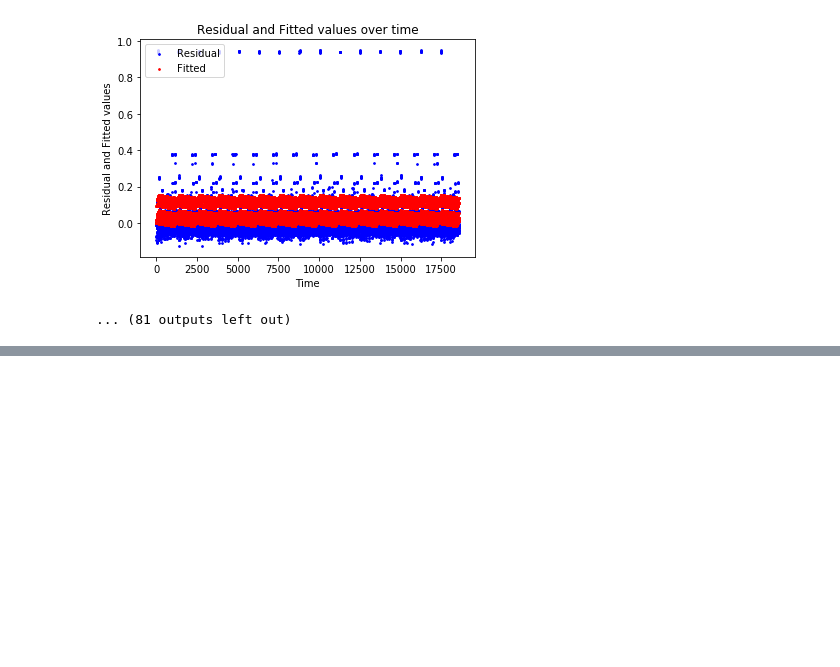
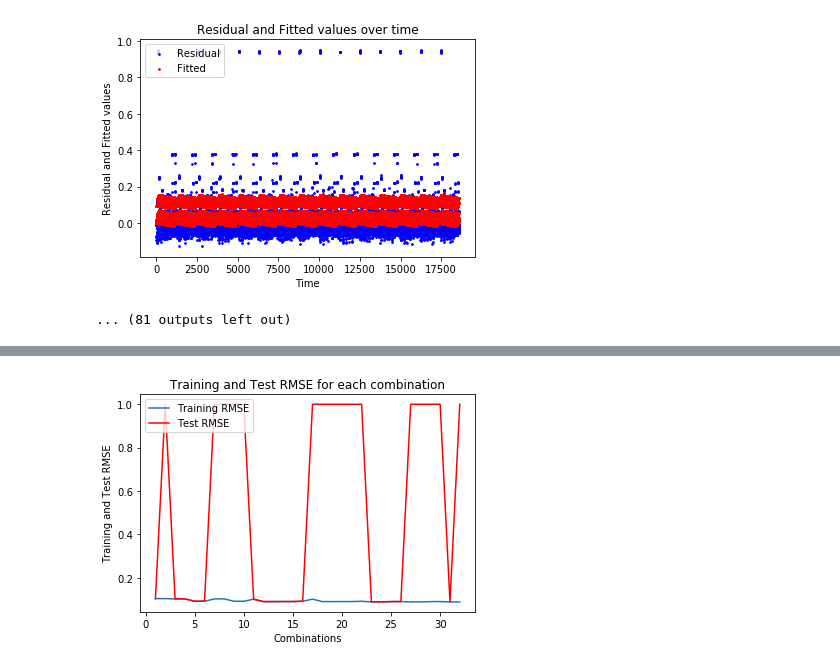
Before and after one commit to TSatyaVasanthReddy/RegressionAnalysis, a Jupyter notebook: LinearReg2.ipynb, the cells around one changed output, grey strips where cells are left out. Cells and saved outputs as stored; diff of their text form; code cells hidden in the pictures; blank space fills up the shorter version.

Commit message:
added part iv graph

```diff
--- a/LinearReg2.ipynb
+++ b/LinearReg2.ipynb
@@ -331,3 +331,21 @@ for i in range(0,6):
         for index in j:
             mask_temp[index] = True
         mask.append(mask_temp)
+# %%
+#Without one hot encoding
+tr_l = []
+ts_l = []
+print("Encoding : ",mask[0])
+regressor = LinearRegression()
+avg_tr,avg_ts,bestModel = perform_10fold(X,y,regressor)
+tr_l.append(avg_tr)
+ts_l.append(avg_ts)
+print("Average Training RMSE : ",avg_tr)
+print("Average Test RMSE : ",avg_ts)
+predicted = bestModel.predict(X)
+plot_graph_time(y,predicted,"Actual","Fitted","Actual and Fitted values","Actual and Fitted values over time")
+plot_graph_time(y-predicted,predicted,"Residual","Fitted","Residual and Fitted values","Residual and Fitted values over time")
+min_ts_e = avg_ts
+bestModel_all = bestModel
+best_mask = mask[0]
+comb_num = 0
@@ -339,6 +363,8 @@ for i in range(1,32):
     X_encoded = encoder.fit_transform(X).toarray()
     regressor = LinearRegression()
     avg_tr,avg_ts,bestModel = perform_10fold(X_encoded,y,regressor)
+    tr_l.append(avg_tr)
+    ts_l.append(avg_ts)
     print("Average Training RMSE : ",avg_tr)
     print("Average Test RMSE : ",avg_ts)
     predicted = bestModel.predict(X_encoded)
@@ -346,6 +372,12 @@ for i in range(1,32):
     plot_graph_time(y,predicted,"Actual","Fitted","Actual and Fitted values","Actual and Fitted values over time")
     #plot_graph(predicted,y-predicted,"Fitted","Residual","Residual vs Fitted")
     plot_graph_time(y-predicted,predicted,"Residual","Fitted","Residual and Fitted values","Residual and Fitted values over time")
+    if(avg_ts<min_ts_e):
+            min_ts_e = avg_ts
+            min_tr_e = avg_tr
+            bestModel_all = bestModel
+            best_mask = mask[i]
+            comb_num = i
 # %% [output]
 ##############################
 Encoding :  [True, False, False, False, False]
@@ -374,0 +432,14 @@ Average Test RMSE :  0.0914873383532
+# %%
+for i in range(0,32) :
+    if ts_l[i] > 1:
+        ts_l[i] = 1
+# %%
+plt.title("Training and Test RMSE for each combination")
+plt.plot(range(1,33), tr_l, label="Training RMSE")
+plt.plot(range(1,33), ts_l, color='red', label='Test RMSE')
+plt.legend(loc = 'upper left')
+plt.xlabel("Combinations")
+plt.ylabel("Training and Test RMSE")
+plt.show()
+# %% [output]
+[figure, added]
```
Also changed, not shown: parts of 2 cells of this notebook.
